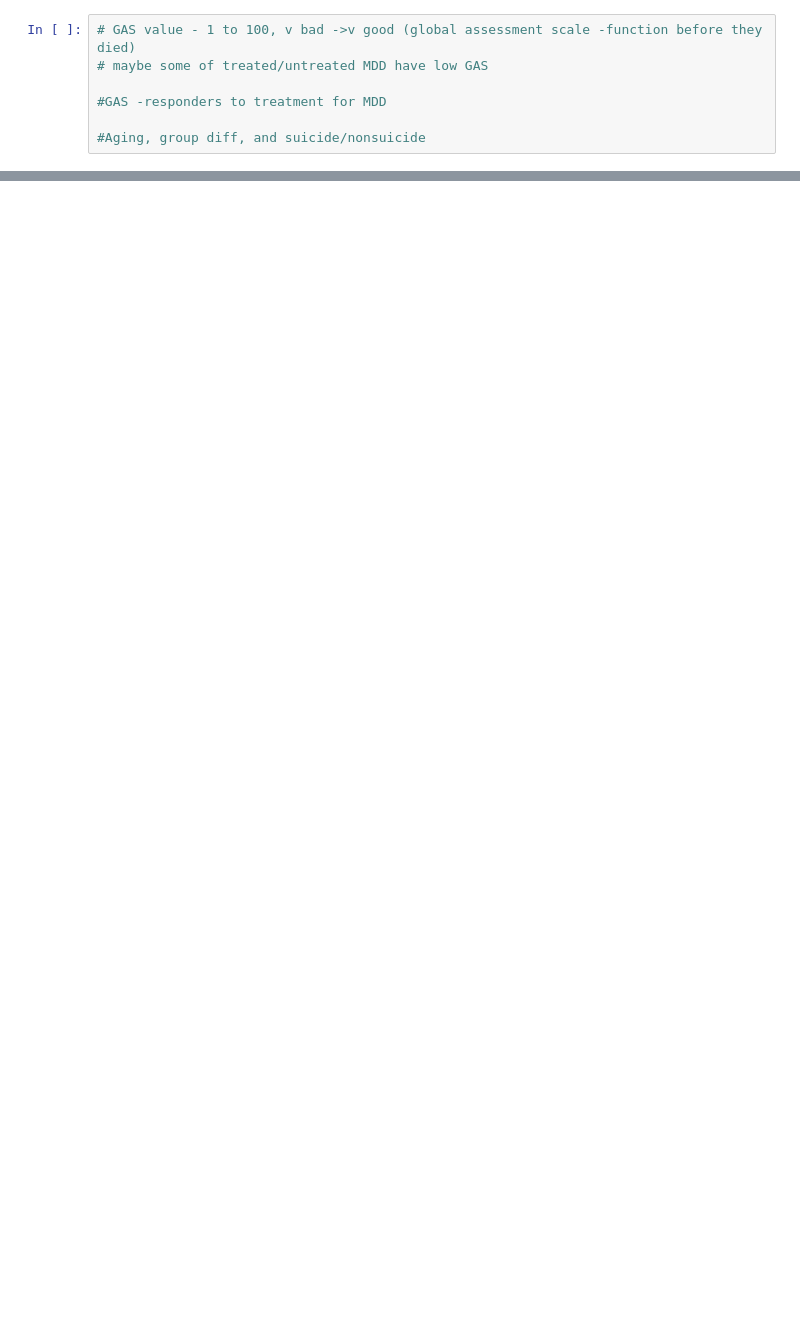
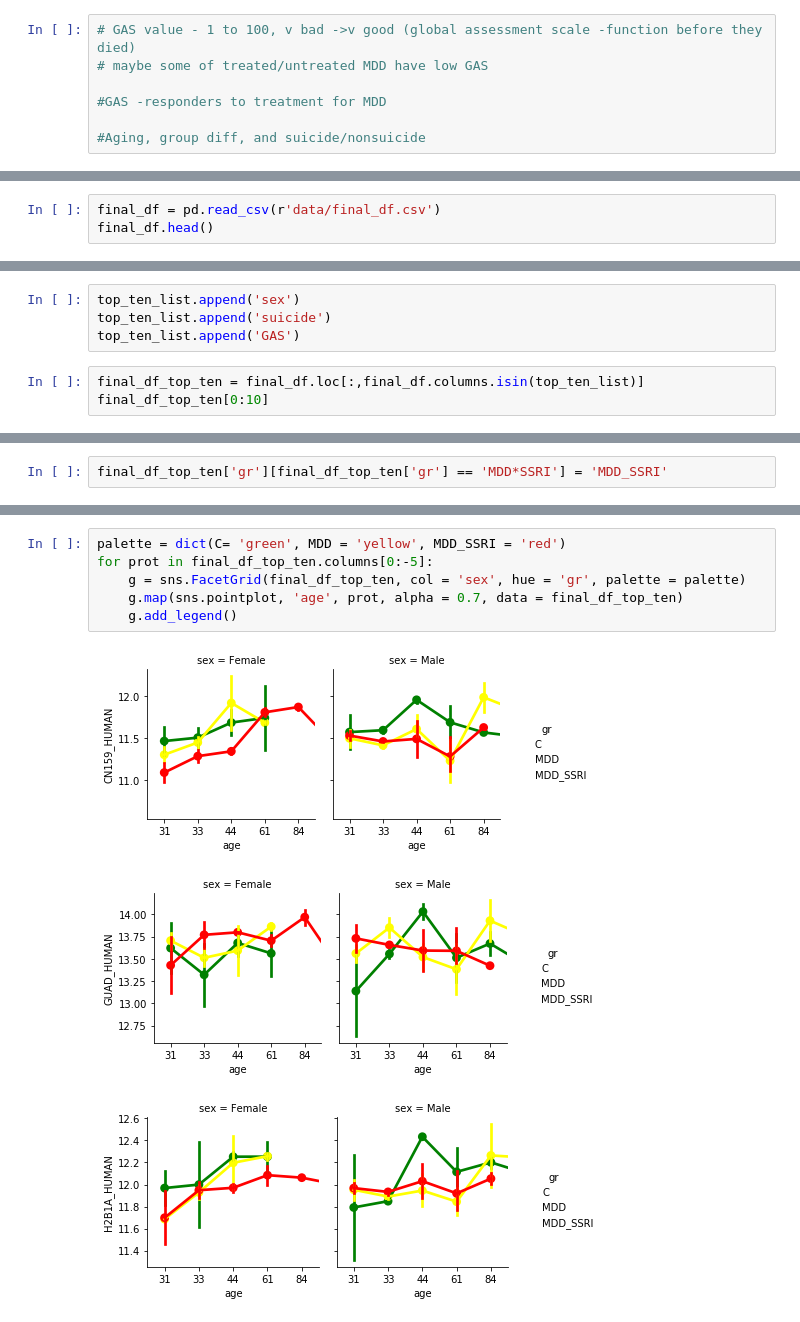
Before and after one commit to yjs1210/brain-depression-proteomic-analysis, a Jupyter notebook: Michelle_yimin_analysis.ipynb, the cells around one changed output, grey strips where cells are left out. Cells and saved outputs as stored; diff of their text form; blank space fills up the shorter version.

```diff
--- a/Michelle_yimin_analysis.ipynb
+++ b/Michelle_yimin_analysis.ipynb
@@ -483,0 +494,3 @@ p4 = sns.clustermap(df_filter_pivot, metric = 'correlation')
+# %%
+final_df = pd.read_csv(r'data/final_df.csv')
+final_df.head()
@@ -483,0 +505,7 @@ p4 = sns.clustermap(df_filter_pivot, metric = 'correlation')
+# %%
+top_ten_list.append('sex')
+top_ten_list.append('suicide')
+top_ten_list.append('GAS')
+# %%
+final_df_top_ten = final_df.loc[:,final_df.columns.isin(top_ten_list)]
+final_df_top_ten[0:10]
@@ -483,0 +524,2 @@ p4 = sns.clustermap(df_filter_pivot, metric = 'correlation')
+# %%
+final_df_top_ten['gr'][final_df_top_ten['gr'] == 'MDD*SSRI'] = 'MDD_SSRI'
@@ -483,0 +548,10 @@ p4 = sns.clustermap(df_filter_pivot, metric = 'correlation')
+# %%
+palette = dict(C= 'green', MDD = 'yellow', MDD_SSRI = 'red')
+for prot in final_df_top_ten.columns[0:-5]:
+    g = sns.FacetGrid(final_df_top_ten, col = 'sex', hue = 'gr', palette = palette)
+    g.map(sns.pointplot, 'age', prot, alpha = 0.7, data = final_df_top_ten)
+    g.add_legend()
+# %% [output]
+[figure, added]
+[figure, added]
+[figure, added]
```
Also changed, not shown: parts of 29 cells of this notebook.
